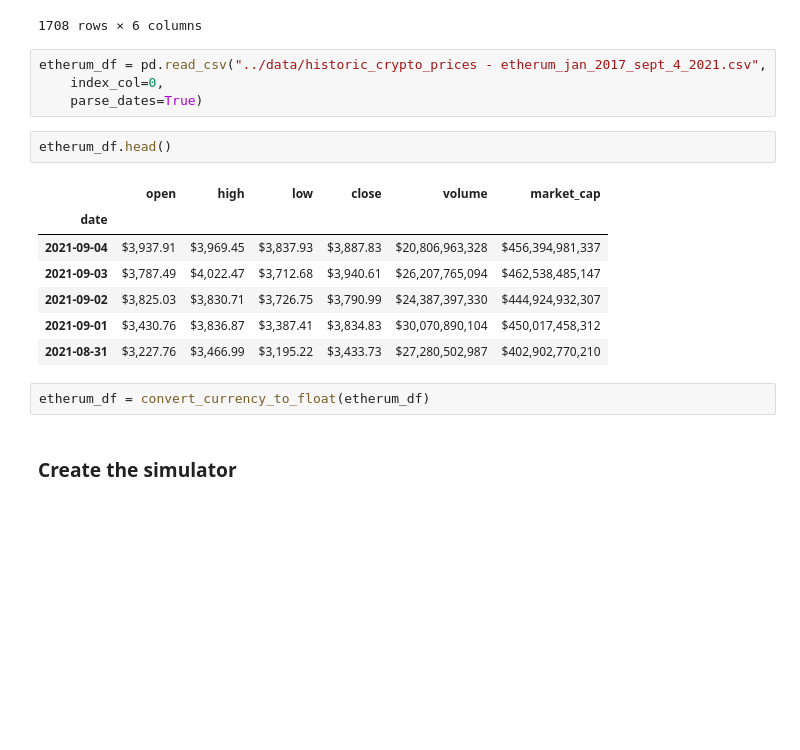
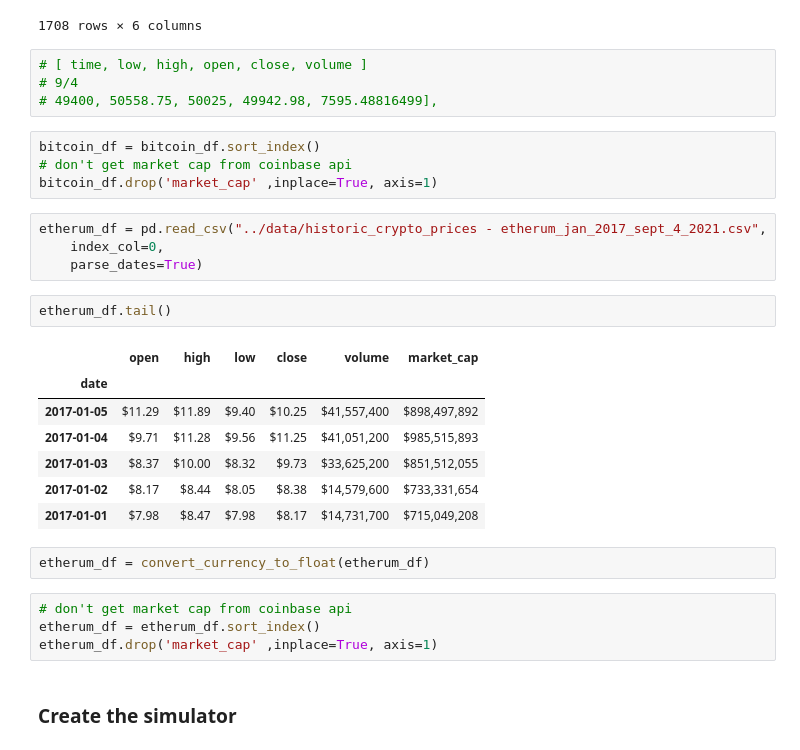
Before and after one commit to jonhilgart22/go-trader, a Jupyter notebook: notebooks/bollinger_bands_and_coinbase_data.ipynb, the cells around one changed output. Drawn from its saved outputs; the diff is of its cells as text; blank space fills up the shorter version.

```diff
--- a/notebooks/bollinger_bands_and_coinbase_data.ipynb
+++ b/notebooks/bollinger_bands_and_coinbase_data.ipynb
@@ -79,22 +80,34 @@ bitcoin_df
 | 2017-01-02 | 998.62 | 1031.39 | 996.70 | 1021.75 | 2.221850e+08 | 1.642902e+10 |
 | 2017-01-01 | 963.66 | 1003.08 | 958.70 | 998.33 | 1.477750e+08 | 1.605041e+10 |
 1708 rows × 6 columns
+# %%
+# [ time, low, high, open, close, volume ]
+# 9/4
+# 49400, 50558.75, 50025, 49942.98, 7595.48816499],
+# %%
+bitcoin_df = bitcoin_df.sort_index()
+# don't get market cap from coinbase api
+bitcoin_df.drop('market_cap' ,inplace=True, axis=1)
 # %%
 etherum_df = pd.read_csv("../data/historic_crypto_prices - etherum_jan_2017_sept_4_2021.csv",
     index_col=0,
     parse_dates=True)
 # %%
-etherum_df.head()
+etherum_df.tail()
 # %% [output]
 |  | open | high | low | close | volume | market_cap |
 | date |  |  |  |  |  |  |
-| 2021-09-04 | $3,937.91 | $3,969.45 | $3,837.93 | $3,887.83 | $20,806,963,328 | $456,394,981,337 |
-| 2021-09-03 | $3,787.49 | $4,022.47 | $3,712.68 | $3,940.61 | $26,207,765,094 | $462,538,485,147 |
-| 2021-09-02 | $3,825.03 | $3,830.71 | $3,726.75 | $3,790.99 | $24,387,397,330 | $444,924,932,307 |
-| 2021-09-01 | $3,430.76 | $3,836.87 | $3,387.41 | $3,834.83 | $30,070,890,104 | $450,017,458,312 |
-| 2021-08-31 | $3,227.76 | $3,466.99 | $3,195.22 | $3,433.73 | $27,280,502,987 | $402,902,770,210 |
+| 2017-01-05 | $11.29 | $11.89 | $9.40 | $10.25 | $41,557,400 | $898,497,892 |
+| 2017-01-04 | $9.71 | $11.28 | $9.56 | $11.25 | $41,051,200 | $985,515,893 |
+| 2017-01-03 | $8.37 | $10.00 | $8.32 | $9.73 | $33,625,200 | $851,512,055 |
+| 2017-01-02 | $8.17 | $8.44 | $8.05 | $8.38 | $14,579,600 | $733,331,654 |
+| 2017-01-01 | $7.98 | $8.47 | $7.98 | $8.17 | $14,731,700 | $715,049,208 |
 # %%
 etherum_df = convert_currency_to_float(etherum_df)
+# %%
+# don't get market cap from coinbase api
+etherum_df = etherum_df.sort_index()
+etherum_df.drop('market_cap' ,inplace=True, axis=1)
 # %% [markdown]
 ### Create the simulator
 # %%
```
Also changed, not shown: parts of 10 cells of this notebook, 3 other files.
